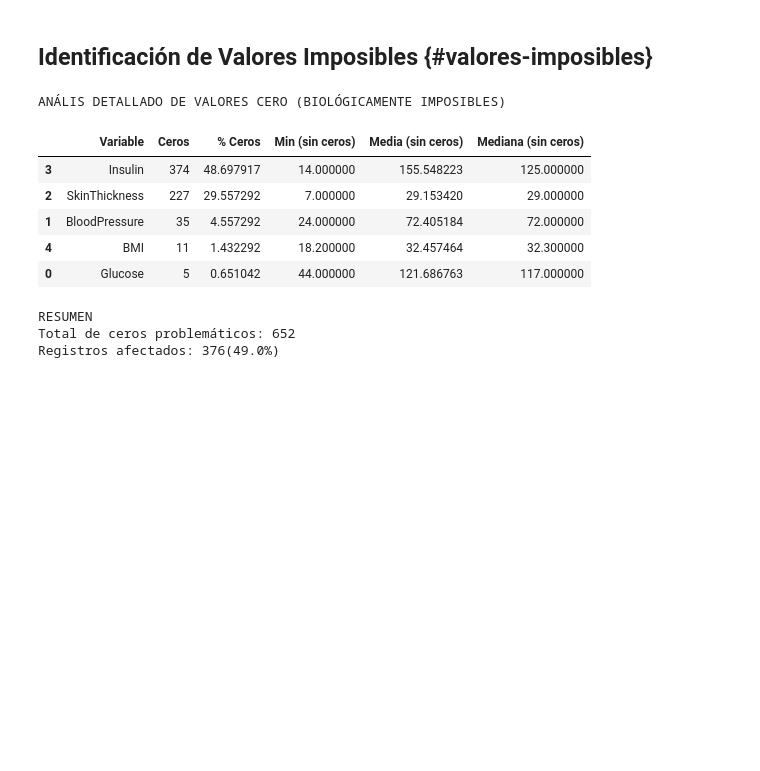
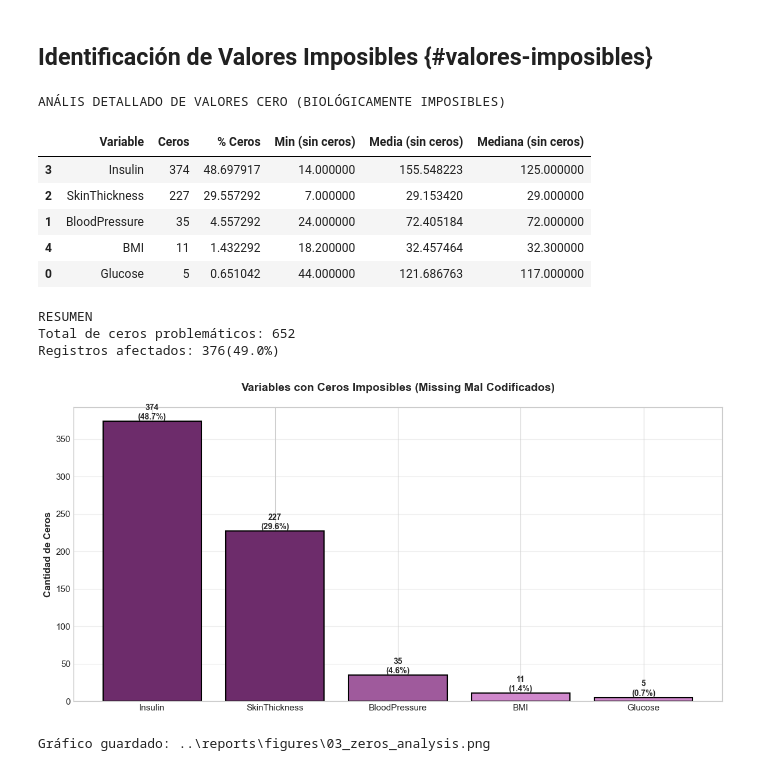
Before and after one commit to angel-rom444/diabetes-risk-predictor, a Jupyter notebook: notebooks/03_preprocessig_PART.ipynb, the cells around one changed output. Drawn from its saved outputs; the diff is of its cells as text; code cells hidden in the pictures; blank space fills up the shorter version.

```diff
--- a/notebooks/03_preprocessig_PART.ipynb
+++ b/notebooks/03_preprocessig_PART.ipynb
@@ -130,30 +130,58 @@ for col in cannot_be_zero:
     # Estadisticas sin los ceros
     data_sin_ceros = df[df[col] > 0][col]
 
     zero_analysis.append({
         'Variable':col,
         'Ceros':zeros,
         '% Ceros':pct,
         'Min (sin ceros)': data_sin_ceros.min() if len(data_sin_ceros) > 0 else np.nan,
         'Media (sin ceros)': data_sin_ceros.mean() if len(data_sin_ceros) > 0 else np.nan,
         'Mediana (sin ceros)': data_sin_ceros.median() if len(data_sin_ceros) > 0 else np.nan
     })
 
 df_zeros = pd.DataFrame(zero_analysis).sort_values('Ceros', ascending=False)
 display(df_zeros.style.background_gradient(subset=['Ceros', '% Ceros'], cmap='Reds'))
 
 print('\nRESUMEN')
 total_ceros = df_zeros['Ceros'].sum()
 print(f'Total de ceros problemáticos: {total_ceros:,}')
 print(f'Registros afectados: {df[cannot_be_zero].isin([0]).any(axis=1).sum()}' f'({df[cannot_be_zero].isin([0]).any(axis=1).sum()/len(df)*100:.1f}%)')
+
+
+# Visualizar
+
+fig, ax = plt.subplots(figsize=(12,6))
+colors = ['#6d2c6b' if x > 100 else '#9f5a9c' if x > 30 else '#d088cc' for x in df_zeros['Ceros']]
+bars = ax.bar(df_zeros['Variable'], df_zeros['Ceros'], color=colors, edgecolor='black', linewidth=1.5)
+
+ax.set_ylabel('Cantidad de Ceros', fontsize=12, fontweight='bold')
+ax.set_title('Variables con Ceros Imposibles (Missing Mal Codificados)',
+            fontsize=14, fontweight='bold', pad=20)
+ax.grid(axis='y', alpha=0.3)
+
+# Agregar porcentajes en las barras
+for bar, pct in zip(bars, df_zeros['% Ceros']):
+    height= bar.get_height()
+    ax.text(bar.get_x() + bar.get_width()/2., height,
+           f'{int(height)}\n({pct:.1f}%)',
+           ha='center', va='bottom', fontweight='bold', fontsize=10)
+
+plt.xticks(ha='center')
+plt.tight_layout()
+plt.savefig(FIGURES_DIR / '03_zeros_analysis.png', dpi=300, bbox_inches='tight')
+plt.show()
+
+print(f"\nGráfico guardado: {FIGURES_DIR / '03_zeros_analysis.png'}")
 # %% [output]
 ANÁLIS DETALLADO DE VALORES CERO (BIOLÓGICAMENTE IMPOSIBLES)
 |  | Variable | Ceros | % Ceros | Min (sin ceros) | Media (sin ceros) | Mediana (sin ceros) |
 | 3 | Insulin | 374 | 48.697917 | 14.000000 | 155.548223 | 125.000000 |
 | 2 | SkinThickness | 227 | 29.557292 | 7.000000 | 29.153420 | 29.000000 |
 | 1 | BloodPressure | 35 | 4.557292 | 24.000000 | 72.405184 | 72.000000 |
 | 4 | BMI | 11 | 1.432292 | 18.200000 | 32.457464 | 32.300000 |
 | 0 | Glucose | 5 | 0.651042 | 44.000000 | 121.686763 | 117.000000 |
 RESUMEN
 Total de ceros problemáticos: 652
 Registros afectados: 376(49.0%)
+[figure, added]
+Gráfico guardado: ..\reports\figures\03_zeros_analysis.png
```
Also changed, not shown: parts of 3 cells of this notebook.
